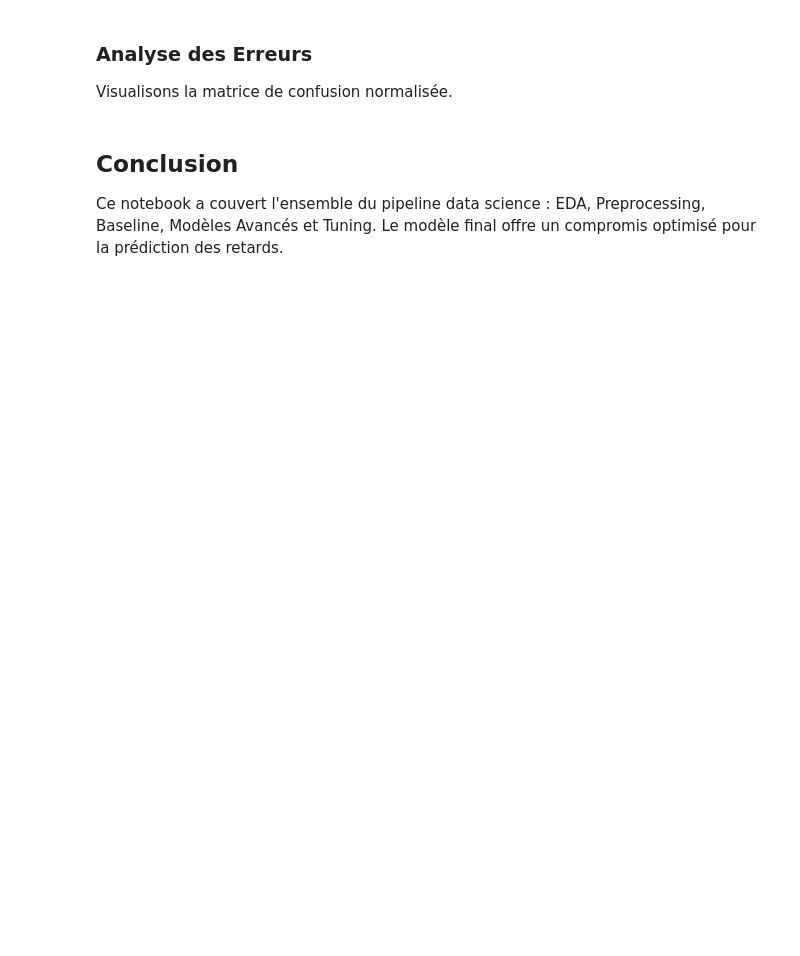
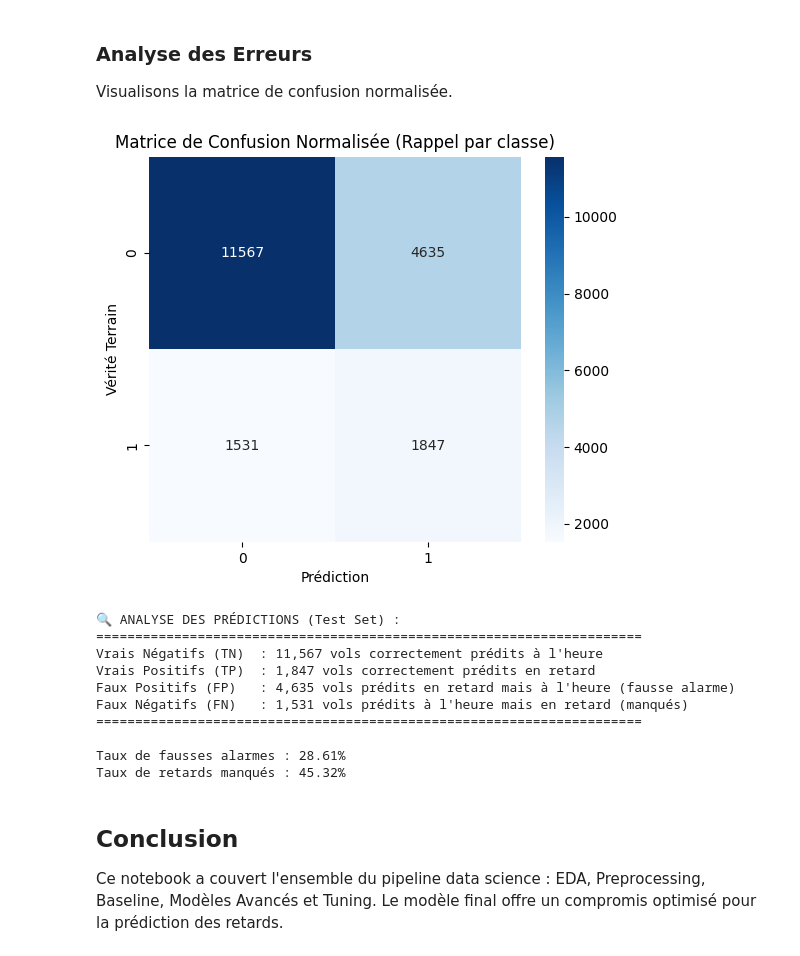
Before and after one commit to eliasmorio/flight_status_prediction, a Jupyter notebook: binary_classification.ipynb, the cells around one changed output. Cells and saved outputs as stored; diff of their text form; code cells hidden in the pictures; blank space fills up the shorter version.

```diff
--- a/binary_classification.ipynb
+++ b/binary_classification.ipynb
@@ -721,0 +979,25 @@ y_prob_stack = evaluate_model(stacking_model, X_test_preprocessed, y_test, "Stac
+# %%
+from sklearn.model_selection import GridSearchCV
+
+full_pipeline = Pipeline(steps=[
+    ('preprocessor', preprocessor),
+    ('classifier', RandomForestClassifier(random_state=42))
+])
+
+
+param_grid = {
+    'classifier__n_estimators': [50, 100, 200],
+    'classifier__max_depth': [None, 10, 20],
+    'classifier__min_samples_split': [2, 5]
+}
+
+print("Démarrage de l'optimisation (GridSearchCV)... cela peut prendre quelques minutes.")
+grid_search = GridSearchCV(full_pipeline, param_grid, cv=3, scoring='accuracy', n_jobs=-1)
+grid_search.fit(X_train, y_train)
+
+y_prob_hgb = evaluate_model(grid_search, X_train, y_test, "HistGradientBoosting")
+
+print(f"Meilleurs paramètres trouvés : {grid_search.best_params_}")
+print(f"Meilleur score de validation croisée : {grid_search.best_score_:.4f}")
+
+final_model = grid_search.best_estimator_
@@ -779,26 +1086,38 @@ Visualisons la matrice de confusion normalisée.
 # %%
 y_pred_final = best_rf_model.predict(X_test_preprocessed)
 cm = confusion_matrix(y_test, y_pred_final)
 
 plt.figure(figsize=(6, 5))
-sns.heatmap(cm, annot=True, fmt='.2%', cmap='Blues')
+sns.heatmap(cm, annot=True, fmt='d', cmap='Blues')
 plt.title('Matrice de Confusion Normalisée (Rappel par classe)')
 plt.ylabel('Vérité Terrain')
 plt.xlabel('Prédiction')
 plt.show()
 
 
 # Analyse des erreurs
 tn, fp, fn, tp = cm.ravel()
 print(f"\n🔍 ANALYSE DES PRÉDICTIONS (Test Set) :")
 print(f"{'='*70}")
 print(f"Vrais Négatifs (TN)  : {tn:,} vols correctement prédits à l'heure")
 print(f"Vrais Positifs (TP)  : {tp:,} vols correctement prédits en retard")
 print(f"Faux Positifs (FP)   : {fp:,} vols prédits en retard mais à l'heure (fausse alarme)")
 print(f"Faux Négatifs (FN)   : {fn:,} vols prédits à l'heure mais en retard (manqués)")
 print(f"{'='*70}")
 print(f"\nTaux de fausses alarmes : {fp/(fp+tn)*100:.2f}%")
 print(f"Taux de retards manqués : {fn/(fn+tp)*100:.2f}%")
+# %% [output]
+[figure, added]
+🔍 ANALYSE DES PRÉDICTIONS (Test Set) :
+======================================================================
+Vrais Négatifs (TN)  : 11,567 vols correctement prédits à l'heure
+Vrais Positifs (TP)  : 1,847 vols correctement prédits en retard
+Faux Positifs (FP)   : 4,635 vols prédits en retard mais à l'heure (fausse alarme)
+Faux Négatifs (FN)   : 1,531 vols prédits à l'heure mais en retard (manqués)
+======================================================================
+
+Taux de fausses alarmes : 28.61%
+Taux de retards manqués : 45.32%
 # %% [markdown]
 ## Conclusion
 Ce notebook a couvert l'ensemble du pipeline data science : EDA, Preprocessing, Baseline, Modèles Avancés et Tuning.
```
Also changed, not shown: parts of 39 cells of this notebook.
